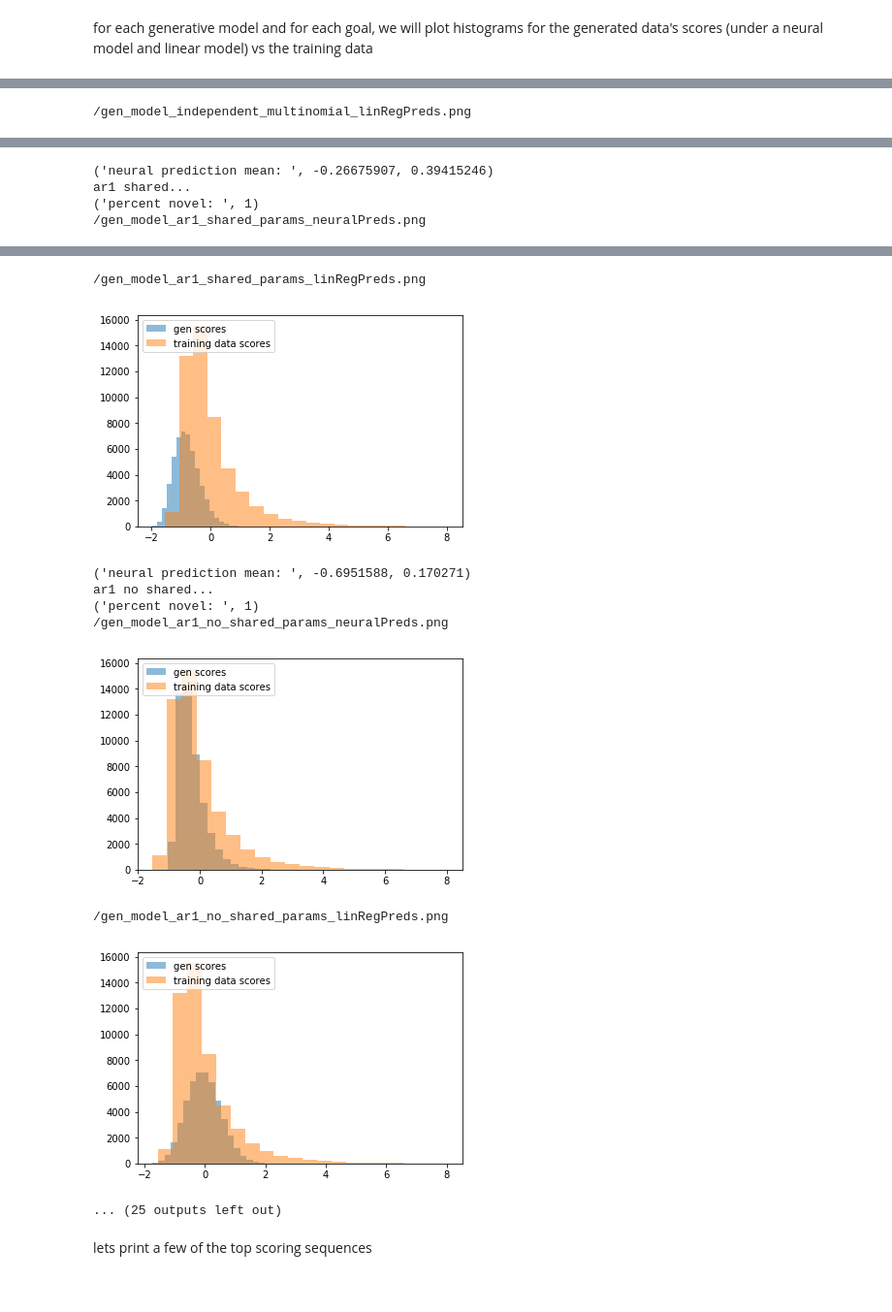
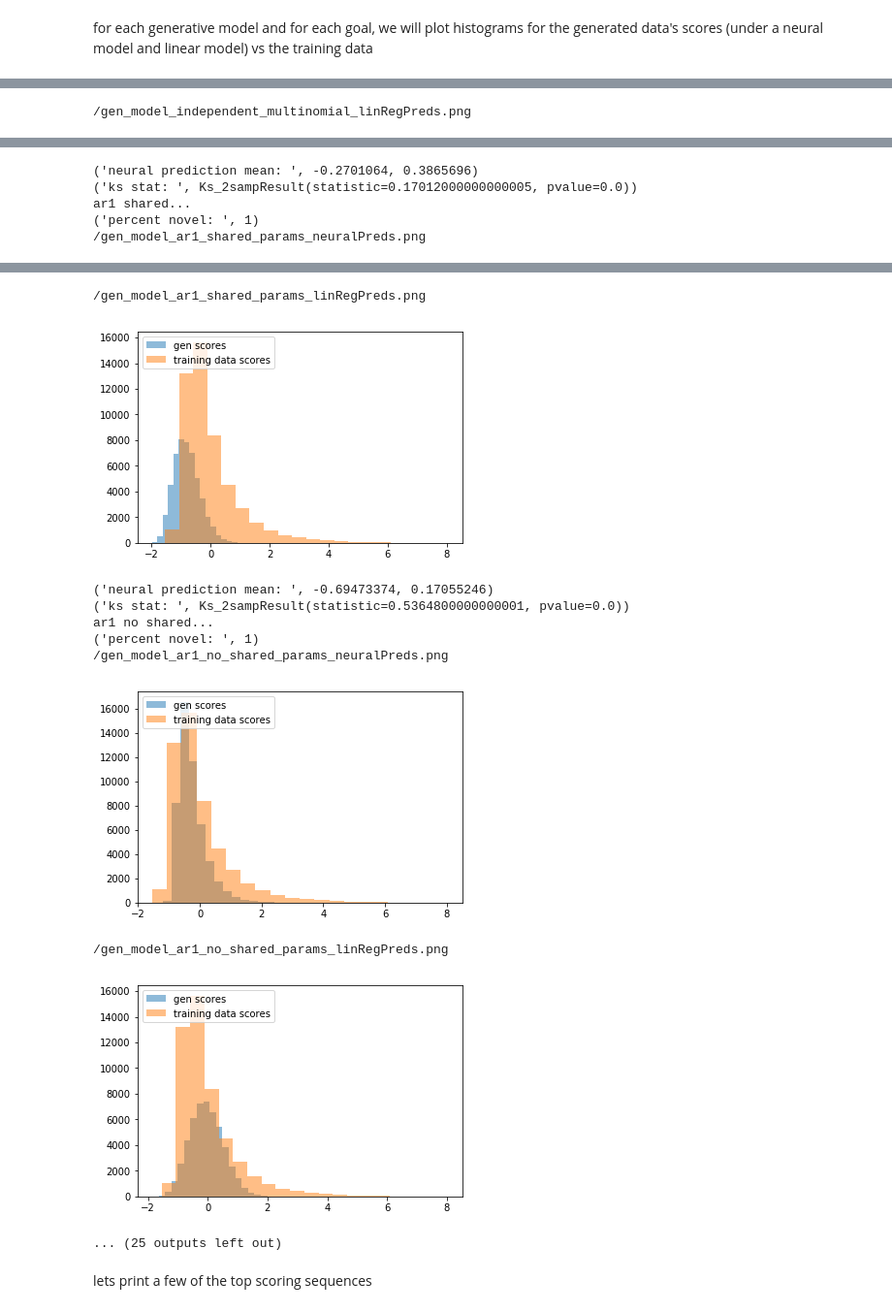
Before and after one commit to fdamani/protein_design_loop_practice, a Jupyter notebook: demo.ipynb, the cells around one changed output, grey strips where cells are left out. Shown: that part at 97% size. Drawn from its saved outputs; the diff is of its cells as text; code cells hidden in the pictures.

Commit message:
added KS test statistic for generative models.

```diff
--- a/demo.ipynb
+++ b/demo.ipynb
@@ -120,6 +120,8 @@ for i in range(len(thresholds)):
     params, neuralPreds, linPreds, novelSeqs = run_generative_model(gen.IndependentMult(), topX, topY, proc, metrics, linReg, net, rnn, numCompounds, filename, showplot=True)
     model_data['independent'].append((params, neuralPreds, linPreds, novelSeqs))
     print('neural prediction mean: ', np.mean(neuralPreds), np.std(neuralPreds))
+    if i == 0:
+        print('ks stat: ', scipy.stats.ks_2samp(topY, neuralPreds))
 
     print('ar1 shared...')
     filename = '/gen_model_ar1_shared_params'
@@ -127,12 +129,16 @@ for i in range(len(thresholds)):
     model_data['ar1_shared'].append((params, neuralPreds, linPreds, novelSeqs))
 
     print('neural prediction mean: ', np.mean(neuralPreds), np.std(neuralPreds))
+    if i == 0:
+        print('ks stat: ', scipy.stats.ks_2samp(topY, neuralPreds))
 
     print('ar1 no shared...')
     filename = '/gen_model_ar1_no_shared_params'
     params, neuralPreds, linPreds, novelSeqs = run_generative_model(gen.Ar1NoShare(), topX, topY, proc, metrics, linReg, net, rnn, numCompounds, filename, showplot=True)
     model_data['ar1_noshare'].append((params, neuralPreds, linPreds, novelSeqs))
     print('neural prediction mean: ', np.mean(neuralPreds), np.std(neuralPreds))
+    if i == 0:
+        print('ks stat: ', scipy.stats.ks_2samp(topY, neuralPreds))
 # %% [output]
 ('threshold: ', -1000)
 independent mult...
@@ -144,4 +150,5 @@ independent mult...
-('neural prediction mean: ', -0.26675907, 0.39415246)
+('neural prediction mean: ', -0.2701064, 0.3865696)
+('ks stat: ', Ks_2sampResult(statistic=0.17012000000000005, pvalue=0.0))
 ar1 shared...
 ('percent novel: ', 1)
 /gen_model_ar1_shared_params_neuralPreds.png
@@ -149,12 +156,13 @@ ar1 shared...
 /gen_model_ar1_shared_params_linRegPreds.png
-[figure, old version]
+[figure, new version]
-('neural prediction mean: ', -0.6951588, 0.170271)
+('neural prediction mean: ', -0.69473374, 0.17055246)
+('ks stat: ', Ks_2sampResult(statistic=0.5364800000000001, pvalue=0.0))
 ar1 no shared...
 ('percent novel: ', 1)
 /gen_model_ar1_no_shared_params_neuralPreds.png
-[figure, old version]
+[figure, new version]
 /gen_model_ar1_no_shared_params_linRegPreds.png
-[figure, old version]
+[figure, new version]
 ... (25 outputs left out)
 # %% [markdown]
 lets print a few of the top scoring sequences
```
Also changed, not shown: parts of 2 cells of this notebook.
